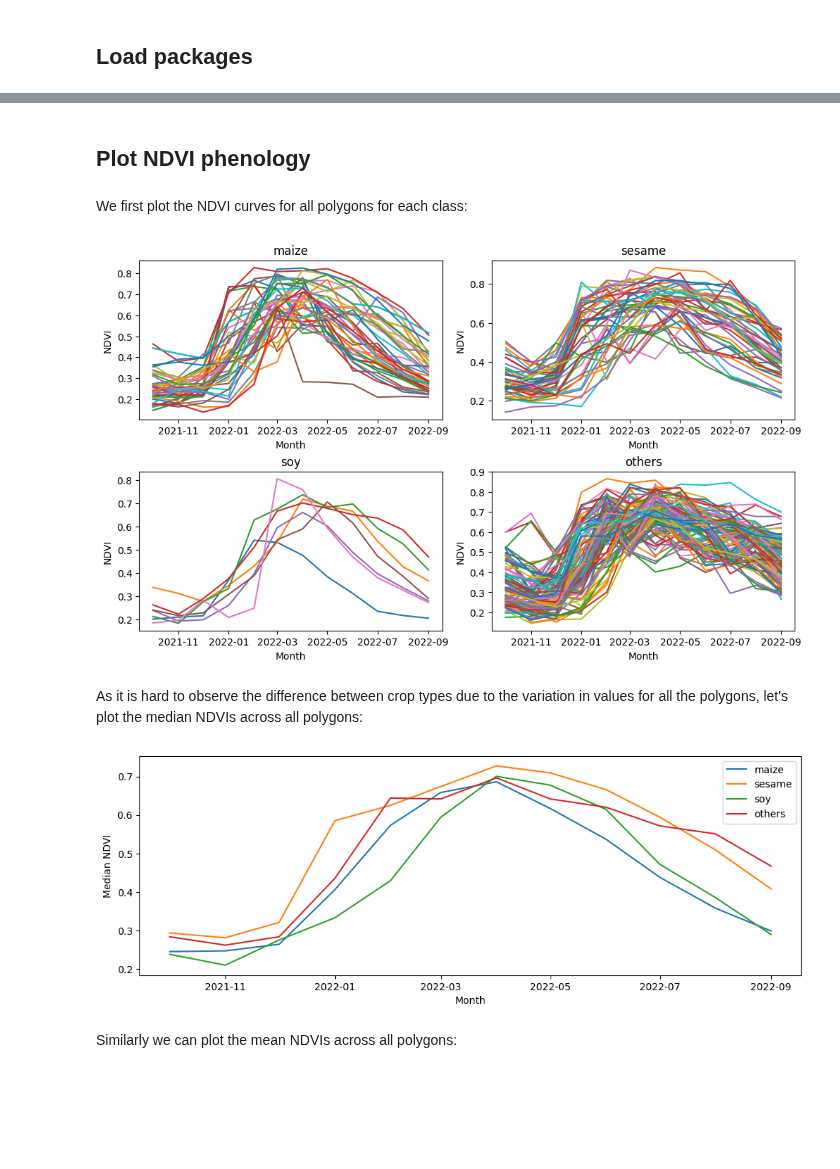
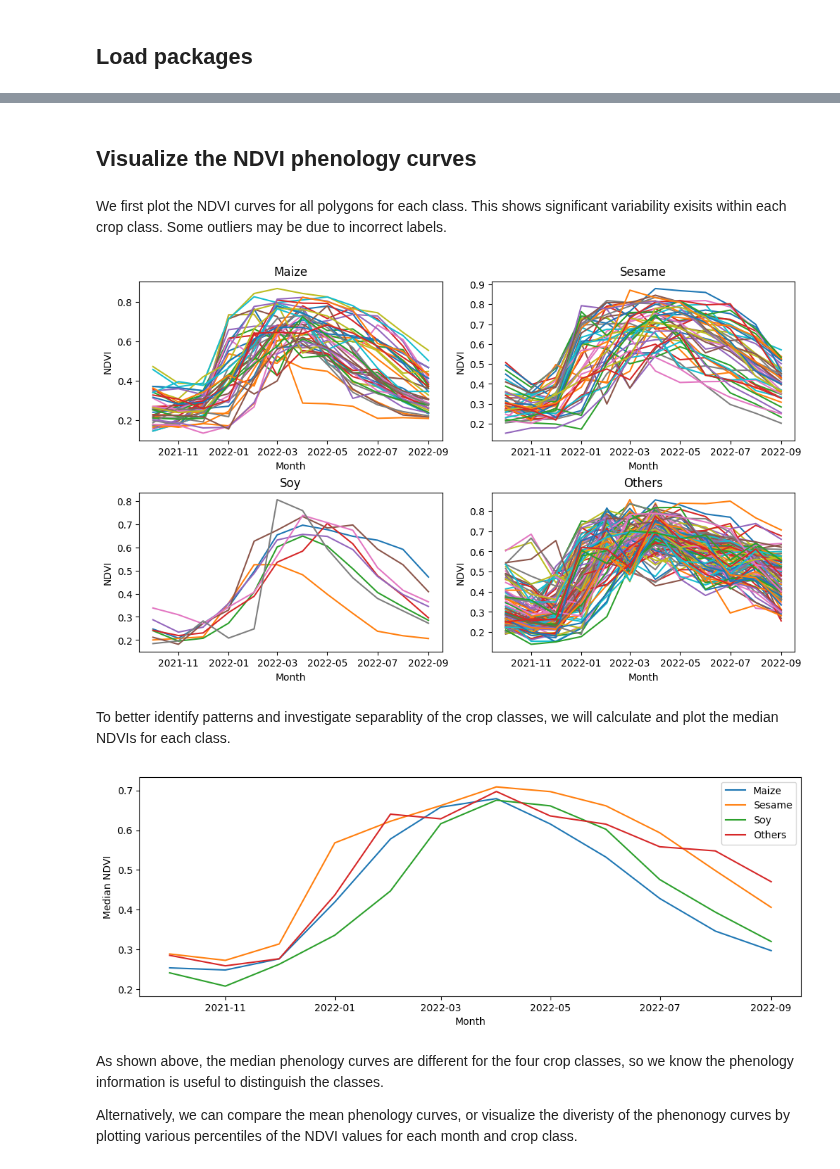
Before and after one commit to digitalearthafrica/FAO_crop_type, a Jupyter notebook: 2_Phenology_exploration.ipynb, the cells around one changed output, grey strips where cells are left out. Drawn from its saved outputs; the diff is of its cells as text; code cells hidden in the pictures; blank space fills up the shorter version.

```diff
--- a/2_Phenology_exploration.ipynb
+++ b/2_Phenology_exploration.ipynb
@@ -32,9 +46,9 @@ from datetime import datetime
 # %%
 # Point to crop type training data
-input_folder="data"
-output_crs="EPSG:32736"
-output_folder="results"
-path= os.path.join(input_folder,"Cash_crop_type_formatted.geojson")
+input_folder="Data"
+output_folder="Results"
+output_crs="EPSG:6933"
+path= os.path.join(input_folder,"Cash_crop_type_subset_single_crops_merged.shp")
 gpd_crop_types = gpd.read_file(path).to_crs(output_crs)
 gpd_crop_types.head()
 # %% [output]
@@ -80,19 +103,16 @@ extract training data for each class
 # %%
-class_fields=['maize','sesame','soy','others']
+class_fields= list(gpd_crop_types["Crop_type"].unique()) #['maize','sesame','soy','others']
 NDVIs_all=[]
 # Collect the training data
 for class_field in class_fields:
     print('extracting data for ',class_field)
-    # select exclusive training samples per class
-    other_fields=class_fields.copy()
-    other_fields.remove(class_field) # note this method implements in place
-    single_crops_subset=gpd_crop_types[gpd_crop_types[class_field]==1]
-    single_crops_subset.drop(single_crops_subset[single_crops_subset[other_fields].any(axis=1)].index,axis=0,inplace=True)
+    single_crops_subset=gpd_crop_types[gpd_crop_types["Crop_type"]==class_field]
+    single_crops_subset[class_field]=1
     single_crops_subset.reset_index(inplace=True)
     column_names, model_input = collect_training_data(
         gdf=single_crops_subset,
         dc_query=query,
-        ncpus=35,
+        ncpus=8,
         field=class_field,
         zonal_stats='mean',
         feature_func=feature_layers,
@@ -107,20 +197,20 @@ for class_field in class_fields:
 # %% [markdown]
-## Plot NDVI phenology
+## Visualize the NDVI phenology curves
 # %% [markdown]
-We first plot the NDVI curves for all polygons for each class:
+We first plot the NDVI curves for all polygons for each class. This shows significant variability exisits within each crop class. Some outliers may be due to incorrect labels.
 # %%
 fig, axs = plt.subplots(2, 2, figsize=(10, 6), layout='constrained')
-x_labels = [datetime(2021, x,1) for x in [10,11,12]]
-x_labels.extend([datetime(2022,x,1) for x in range(1,10)])
+x_labels = np.array(pd.date_range(query["time"][0], query["time"][1], freq='m')).astype('datetime64[M]')
+x_labels = np.append(x_labels, x_labels[-1]+1)
 for ax,class_field,NDVIs in zip(axs.flat,class_fields,NDVIs_all):
     ax.plot(x_labels,NDVIs)
     ax.set_title(class_field)
     ax.set_xlabel('Month')
     ax.set_ylabel('NDVI')
 # %% [output]
-[figure, old version]
+[figure, new version]
 # %% [markdown]
-As it is hard to observe the difference between crop types due to the variation in values for all the polygons, let's plot the median NDVIs across all polygons:
+To better identify patterns and investigate separablity of the crop classes, we will calculate and plot the median NDVIs for each class.
 # %%
 plt.figure(figsize=(12,4))
 for class_field,NDVIs in zip(class_fields,NDVIs_all):
@@ -130,9 +220,11 @@ plt.ylabel("Median NDVI")
 plt.legend()
 plt.show()
 # %% [output]
-[figure, old version]
+[figure, new version]
-# %% [markdown]
-Similarly we can plot the mean NDVIs across all polygons:
+# %% [markdown]
+As shown above, the median phenology curves are different for the four crop classes, so we know the phenology information is useful to distinguish the classes.
+
+Alternatively, we can compare the mean phenology curves, or visualize the diveristy of the phenonogy curves by plotting various percentiles of the NDVI values for each month and crop class.
 # %%
 plt.figure(figsize=(12,4))
 for class_field,NDVIs in zip(class_fields,NDVIs_all):
```
Also changed, not shown: parts of 14 cells of this notebook, 4 other files.
